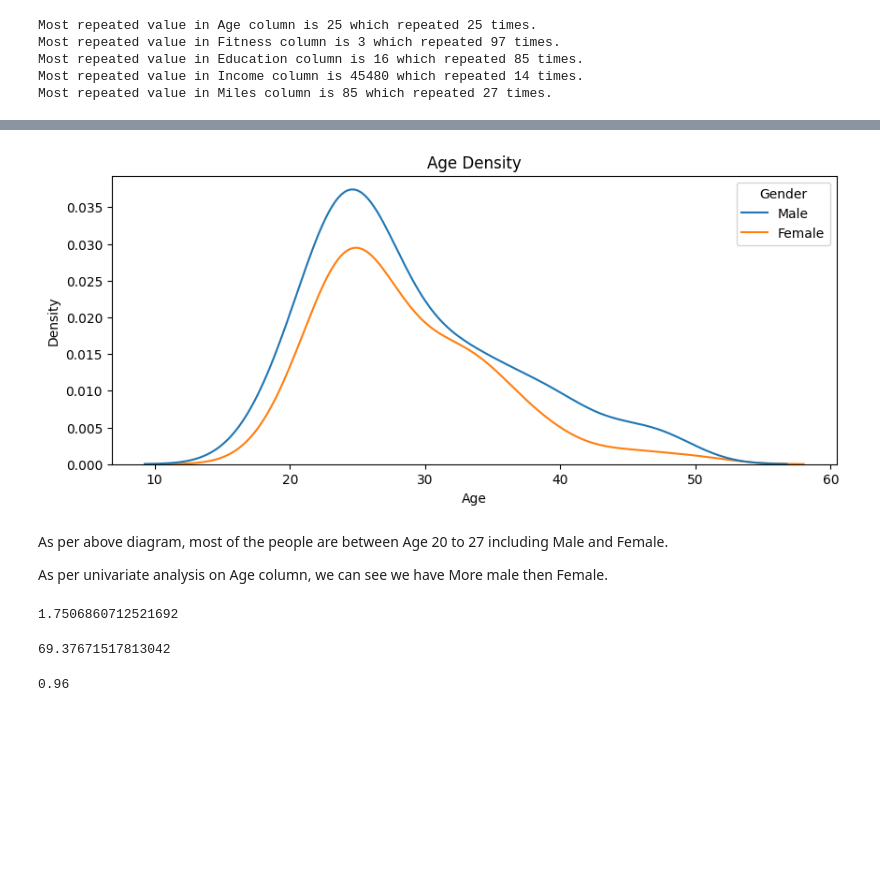
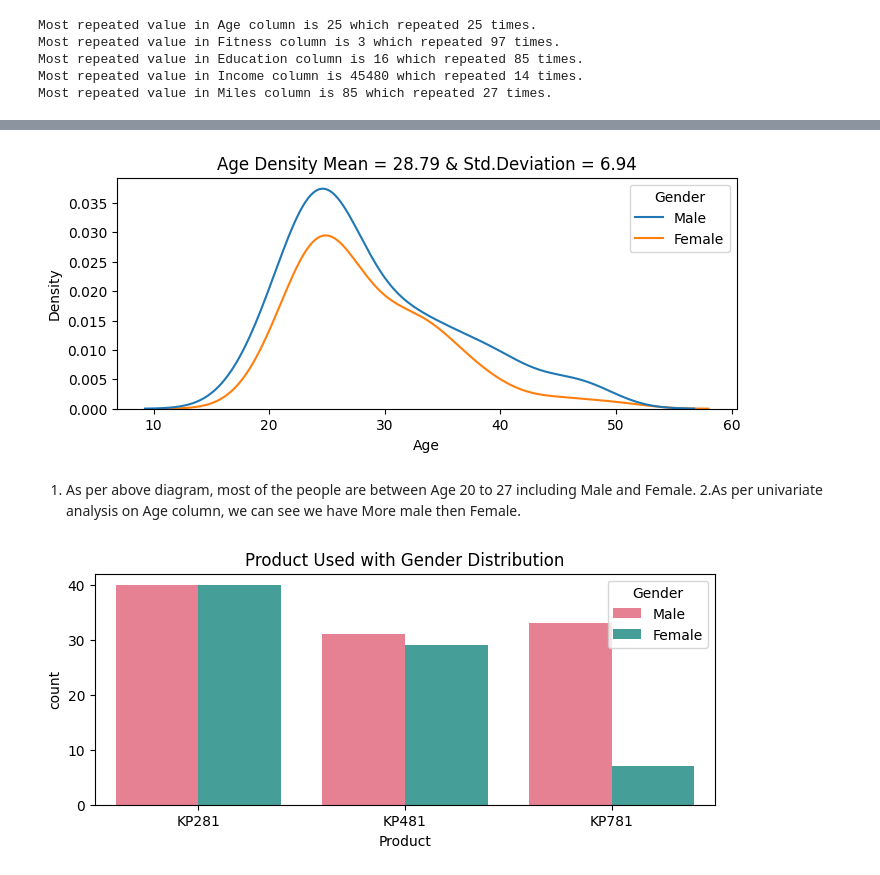
Before and after one commit to iamutkarshgoyal/Aerofit_Statistical_Analysis, a Jupyter notebook: Aerofit_Data_Analysis.ipynb, the cells around one changed output, grey strips where cells are left out. Cells and saved outputs as stored; diff of their text form; code cells hidden in the pictures; blank space fills up the shorter version.

```diff
--- a/Aerofit_Data_Analysis.ipynb
+++ b/Aerofit_Data_Analysis.ipynb
@@ -144,26 +149,19 @@ Most repeated value in Miles column is 85 which repeated 27 times.
 # %%
 # Plotting a density chart to measure for what age we have more people
-plt.figure(figsize = (10,4))
+plt.figure(figsize = (8,3))
 sns.kdeplot(data = df, x = "Age", hue = "Gender")
-plt.title("Age Density")
+plt.title(f"Age Density Mean = {df.Age.mean().round(2)} & Std.Deviation = {df.Age.std().round(2)}")
 plt.show()
 # %% [output]
-[figure, old version]
+[figure, new version]
 # %% [markdown]
-As per above diagram, most of the people are between Age 20 to 27 including Male and Female.
-
-As per univariate analysis on Age column, we can see we have More male then Female.
+1.   As per above diagram, most of the people are between Age 20 to 27 including Male and Female.
+2.As per univariate analysis on Age column, we can see we have More male then Female.
-# %%
-z = norm.ppf(0.96)
-z
-# %% [output]
-1.7506860712521692
-# %%
-x = 65+(z*2.5)
-x
-# %% [output]
-69.37671517813042
-# %%
-norm.cdf(z)
-# %% [output]
-0.96
+# %%
+# Plotting a Countplot to measure different Product Used with Gender distribution
+plt.figure(figsize = (8,3))
+sns.countplot(data = df, x = "Product", hue = "Gender", palette = "husl")
+plt.title("Product Used with Gender Distribution")
+plt.show()
+# %% [output]
+[figure, added]
```
Also changed, not shown: parts of 4 cells of this notebook.
